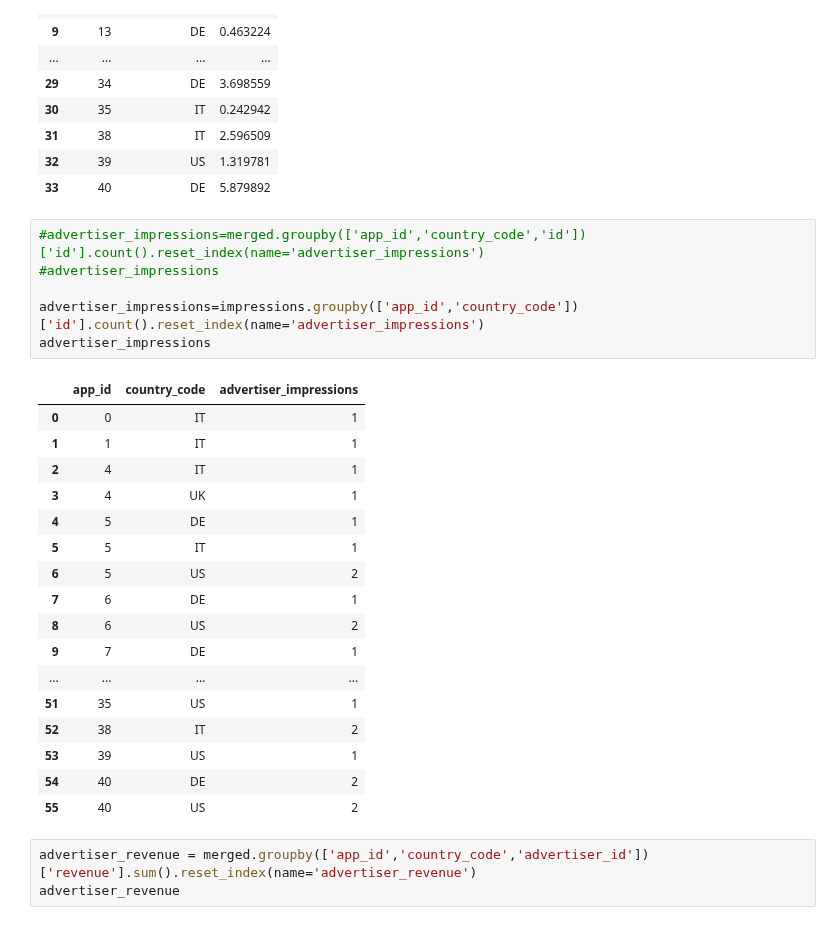
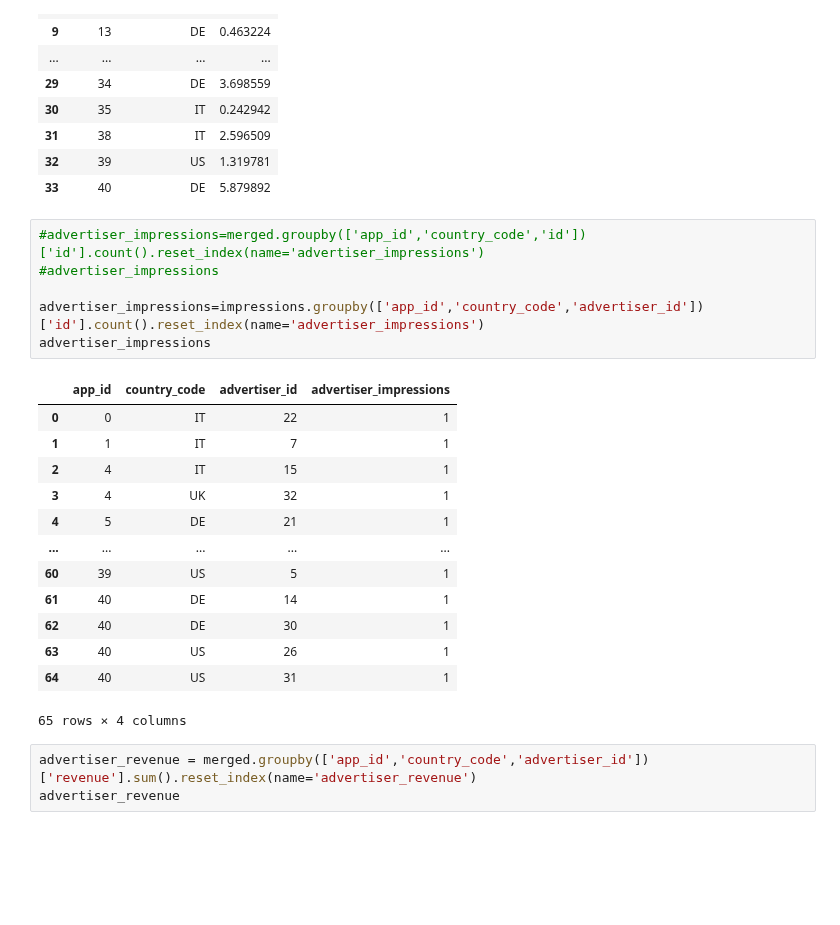
Before and after one commit to eyamini/Verve-Top-Advertisers, a Jupyter notebook: Merged.ipynb, the cells around one changed output. Cells and saved outputs as stored; diff of their text form; blank space fills up the shorter version.

```diff
--- a/Merged.ipynb
+++ b/Merged.ipynb
@@ -132,27 +136,23 @@ revenue
 # %%
 #advertiser_impressions=merged.groupby(['app_id','country_code','id'])['id'].count().reset_index(name='advertiser_impressions')
 #advertiser_impressions
 
-advertiser_impressions=impressions.groupby(['app_id','country_code'])['id'].count().reset_index(name='advertiser_impressions')
+advertiser_impressions=impressions.groupby(['app_id','country_code','advertiser_id'])['id'].count().reset_index(name='advertiser_impressions')
 advertiser_impressions
 # %% [output]
-|  | app_id | country_code | advertiser_impressions |
-| 0 | 0 | IT | 1 |
-| 1 | 1 | IT | 1 |
-| 2 | 4 | IT | 1 |
-| 3 | 4 | UK | 1 |
-| 4 | 5 | DE | 1 |
-| 5 | 5 | IT | 1 |
-| 6 | 5 | US | 2 |
-| 7 | 6 | DE | 1 |
-| 8 | 6 | US | 2 |
-| 9 | 7 | DE | 1 |
-| ... | ... | ... | ... |
-| 51 | 35 | US | 1 |
-| 52 | 38 | IT | 2 |
-| 53 | 39 | US | 1 |
-| 54 | 40 | DE | 2 |
-| 55 | 40 | US | 2 |
+|  | app_id | country_code | advertiser_id | advertiser_impressions |
+| 0 | 0 | IT | 22 | 1 |
+| 1 | 1 | IT | 7 | 1 |
+| 2 | 4 | IT | 15 | 1 |
+| 3 | 4 | UK | 32 | 1 |
+| 4 | 5 | DE | 21 | 1 |
+| ... | ... | ... | ... | ... |
+| 60 | 39 | US | 5 | 1 |
+| 61 | 40 | DE | 14 | 1 |
+| 62 | 40 | DE | 30 | 1 |
+| 63 | 40 | US | 26 | 1 |
+| 64 | 40 | US | 31 | 1 |
+65 rows × 4 columns
 # %%
 advertiser_revenue = merged.groupby(['app_id','country_code','advertiser_id'])['revenue'].sum().reset_index(name='advertiser_revenue')
 advertiser_revenue
```
Also changed, not shown: parts of 8 cells of this notebook, 1 other file.
